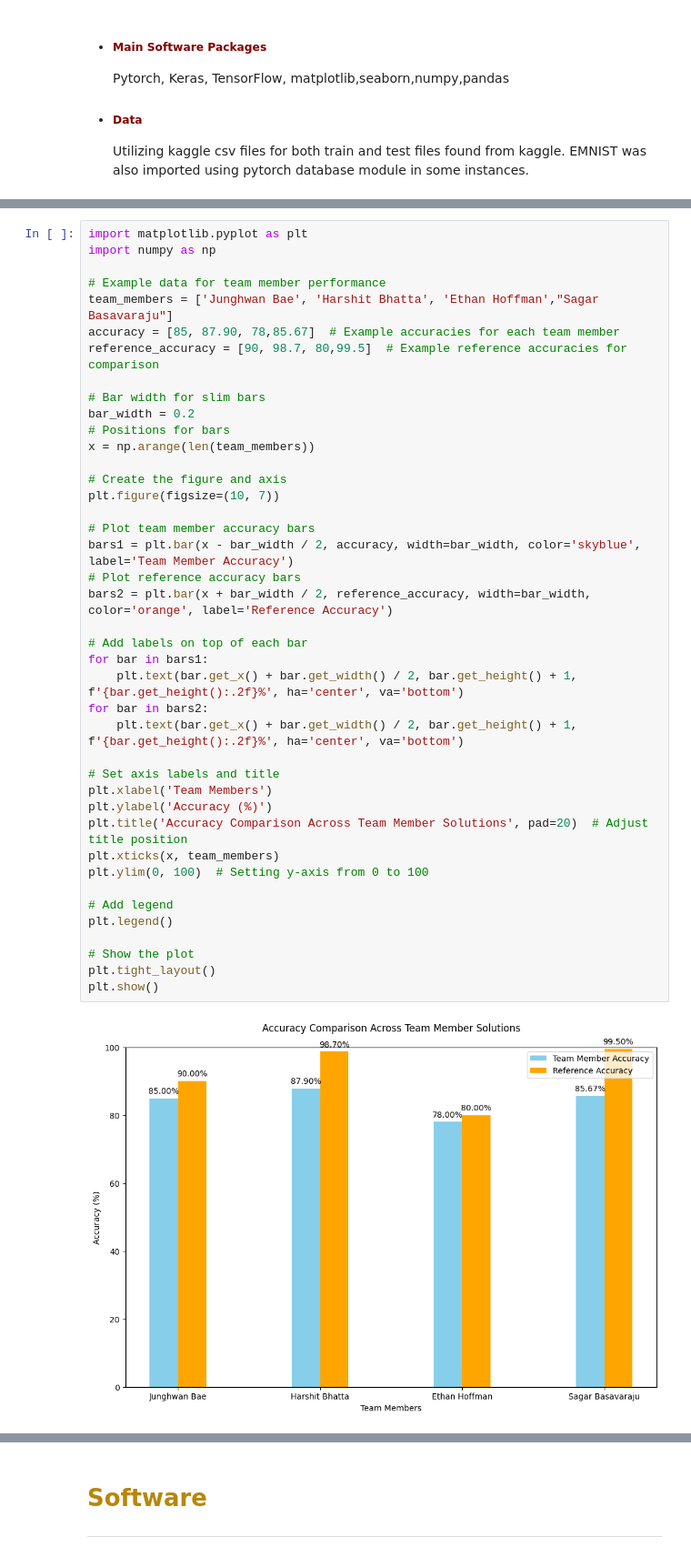
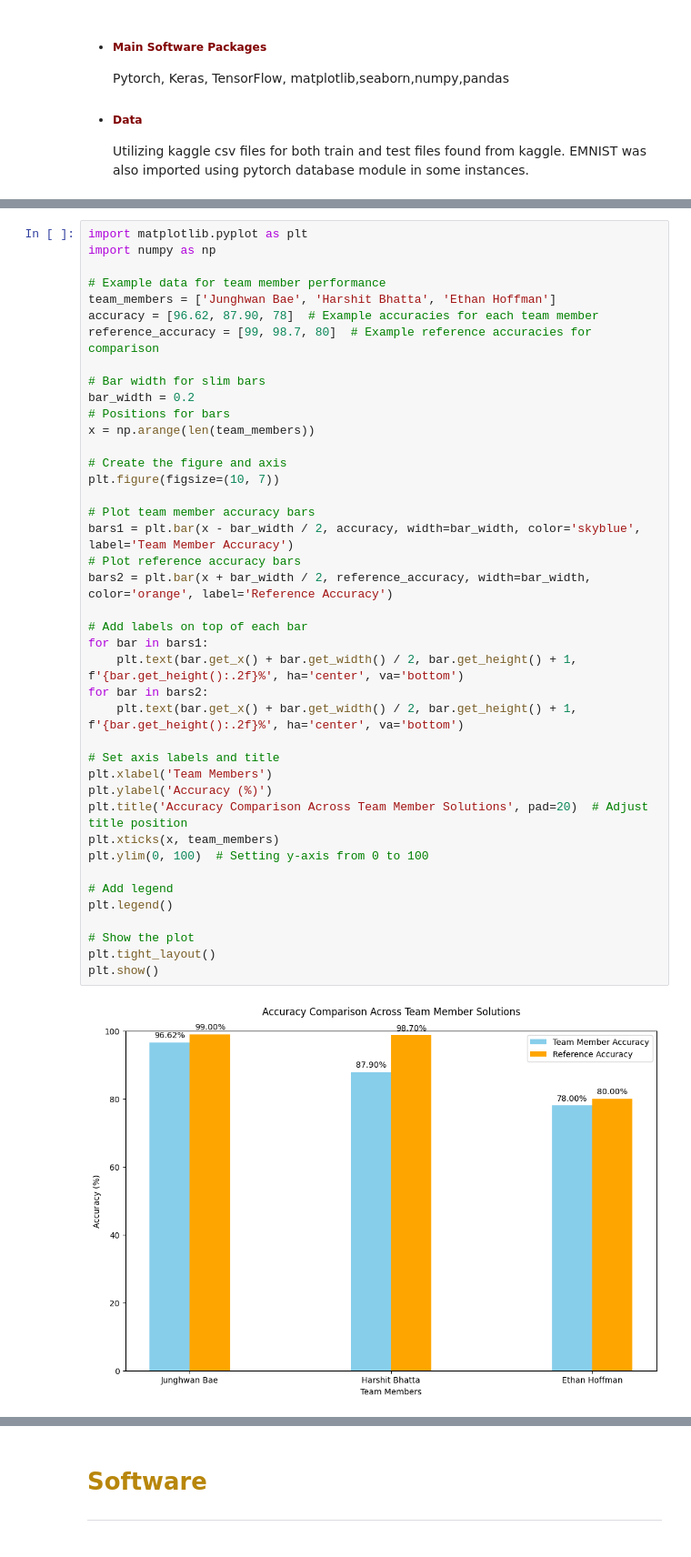
Before and after one commit to EthanHoman/Handwriting_Detection, a Jupyter notebook: HandWriting_Detector_project_Submission3.ipynb, the cells around one changed output, grey strips where cells are left out. Shown at 91% size. Drawn from its saved outputs; the diff is of its cells as text.

```diff
--- a/HandWriting_Detector_project_Submission3.ipynb
+++ b/HandWriting_Detector_project_Submission3.ipynb
@@ -372,9 +573,9 @@ import matplotlib.pyplot as plt
 import numpy as np
 
 # Example data for team member performance
-team_members = ['Junghwan Bae', 'Harshit Bhatta', 'Ethan Hoffman',"Sagar Basavaraju"]
-accuracy = [85, 87.90, 78,85.67]  # Example accuracies for each team member
-reference_accuracy = [90, 98.7, 80,99.5]  # Example reference accuracies for comparison
+team_members = ['Junghwan Bae', 'Harshit Bhatta', 'Ethan Hoffman']
+accuracy = [96.62, 87.90, 78]  # Example accuracies for each team member
+reference_accuracy = [99, 98.7, 80]  # Example reference accuracies for comparison
 
 # Bar width for slim bars
 bar_width = 0.2
@@ -382,34 +583,34 @@ bar_width = 0.2
 x = np.arange(len(team_members))
 
 # Create the figure and axis
 plt.figure(figsize=(10, 7))
 
 # Plot team member accuracy bars
 bars1 = plt.bar(x - bar_width / 2, accuracy, width=bar_width, color='skyblue', label='Team Member Accuracy')
 # Plot reference accuracy bars
 bars2 = plt.bar(x + bar_width / 2, reference_accuracy, width=bar_width, color='orange', label='Reference Accuracy')
 
 # Add labels on top of each bar
 for bar in bars1:
     plt.text(bar.get_x() + bar.get_width() / 2, bar.get_height() + 1, f'{bar.get_height():.2f}%', ha='center', va='bottom')
 for bar in bars2:
     plt.text(bar.get_x() + bar.get_width() / 2, bar.get_height() + 1, f'{bar.get_height():.2f}%', ha='center', va='bottom')
 
 # Set axis labels and title
 plt.xlabel('Team Members')
 plt.ylabel('Accuracy (%)')
 plt.title('Accuracy Comparison Across Team Member Solutions', pad=20)  # Adjust title position
 plt.xticks(x, team_members)
 plt.ylim(0, 100)  # Setting y-axis from 0 to 100
 
 # Add legend
 plt.legend()
 
 # Show the plot
 plt.tight_layout()
 plt.show()
 # %% [output]
-[figure, old version]
+[figure, new version]
 # %% [markdown]
  <h1 style="color: teal">Discussion for further improvement for Team Solutions: </h1>
 
```
Also changed, not shown: parts of 12 cells of this notebook, 6 other files.
